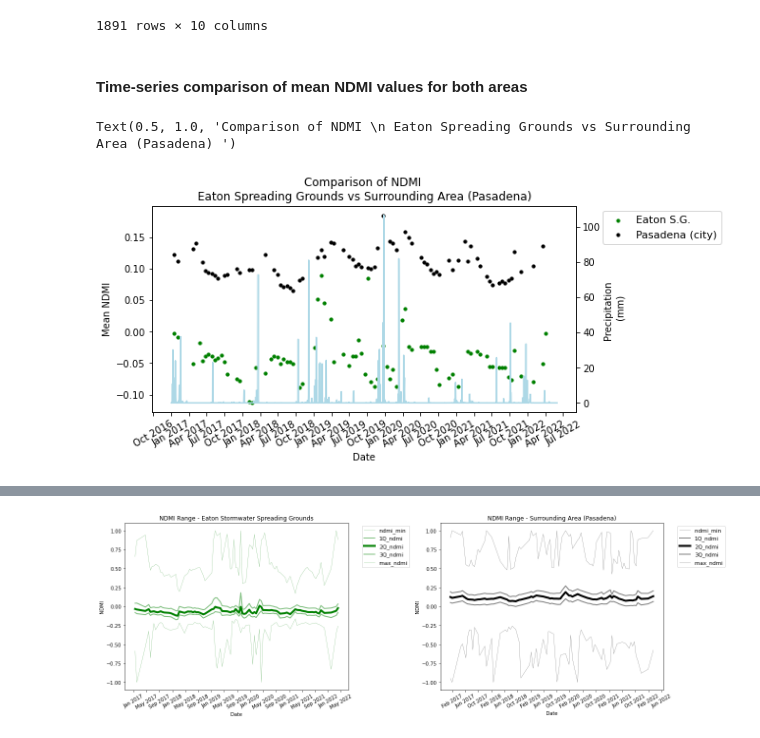
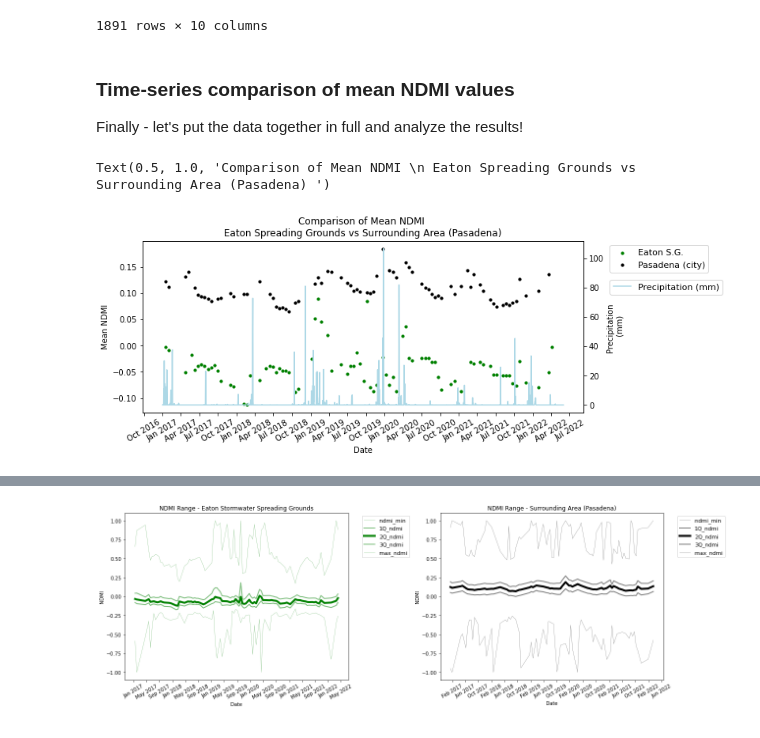
Before and after one commit to jensenwid/ea-capstone-2022, a Jupyter notebook: ea-capstone-workbook-2022.ipynb, the cells around one changed output, grey strips where cells are left out. Saved outputs shown, nothing was run; the diff lists cells and outputs as text; code cells hidden in the pictures.

```diff
--- a/ea-capstone-workbook-2022.ipynb
+++ b/ea-capstone-workbook-2022.ipynb
@@ -351,12 +341,12 @@ def open_clean_bands(band_path,
 #band 8
 test_tif_NIR = os.path.join("data",
                           "sent-landsat-hls",
-                        "HLS.L30.T11SLT.2019006T182811.v2.0.B05.tif")
+                        "HLS.L30.T11SLT.2017032T182822.v2.0.B05.tif")
 
 #band 11
 test_tif_SWIR = os.path.join("data",
                            "sent-landsat-hls",
-                        "HLS.L30.T11SLT.2019006T182811.v2.0.B06.tif")
+                        "HLS.L30.T11SLT.2017032T182822.v2.0.B06.tif")
 
 #create rasters for bands 8 and 11
 test_rxr_NIR = rxr.open_rasterio(test_tif_NIR,masked=True).squeeze()
@@ -913,9 +838,11 @@ precip_df_aoi
 | 2022-06-01 | 0 | -118.049995 | 34.149998 | 2022-06-01 | 0.000000 | NaN | 0.000 | ... |
 1891 rows × 10 columns
 # %% [markdown]
-#### Time-series comparison of mean NDMI values for both areas
+### Time-series comparison of mean NDMI values
+
+Finally - let's put the data together in full and analyze the results!
 # %%
-fig, ax1 = plt.subplots(figsize=(8,4)) #consider a qqplot or probplot?
+fig, ax1 = plt.subplots(figsize=(10,4)) #consider a qqplot or probplot?
 
 ax1.scatter(mean_ndmi_df[mean_ndmi_df["area"] == "EATON S.G."].index,
         mean_ndmi_df[mean_ndmi_df["area"] == "EATON S.G."]["clean_mean"],
@@ -929,36 +856,39 @@ ax1.scatter(mean_ndmi_df[mean_ndmi_df["area"] == "Pasadena"].index,
         color="black",
         s=10)
 
 # add precip data on same graph but opposite x axis
 ax2 = ax1.twinx()
 ax2.plot(precip_df_aoi.index,
         precip_df_aoi["precipitationCal"],
         label="Precipitation (mm)",
         color="lightblue")
 
 ax1.legend(bbox_to_anchor=(1.05, 1), loc='upper left',
           prop={'size': 11})
 
+ax2.legend(bbox_to_anchor=(1.05, .8), loc='upper left',
+          prop={'size': 11})
+
 ax1.set(xlabel = "Date",
        ylabel = "Mean NDMI")
 
 ax2.set_ylabel('Precipitation \n (mm)')
 
 
 plt.setp(ax1.get_xticklabels(), rotation = 30)
 
 ax2.xaxis.tick_top()
 ax2.xaxis.set_label_position('top')
 
 ax1.xaxis.set_major_locator(mdates.MonthLocator(interval=3))
 ax1.xaxis.set_major_formatter(DateFormatter("%b %Y"))
 
 
 
-plt.title("Comparison of NDMI \n Eaton Spreading Grounds vs Surrounding Area (Pasadena) ")
+plt.title("Comparison of Mean NDMI \n Eaton Spreading Grounds vs Surrounding Area (Pasadena) ")
 # %% [output]
-Text(0.5, 1.0, 'Comparison of NDMI \n Eaton Spreading Grounds vs Surrounding Area (Pasadena) ')
+Text(0.5, 1.0, 'Comparison of Mean NDMI \n Eaton Spreading Grounds vs Surrounding Area (Pasadena) ')
-[figure, old version]
+[figure, new version]
 # %%
 #set index back to date for both ndmi arrays
 
```
Also changed, not shown: parts of 30 cells of this notebook, 1 other file.
